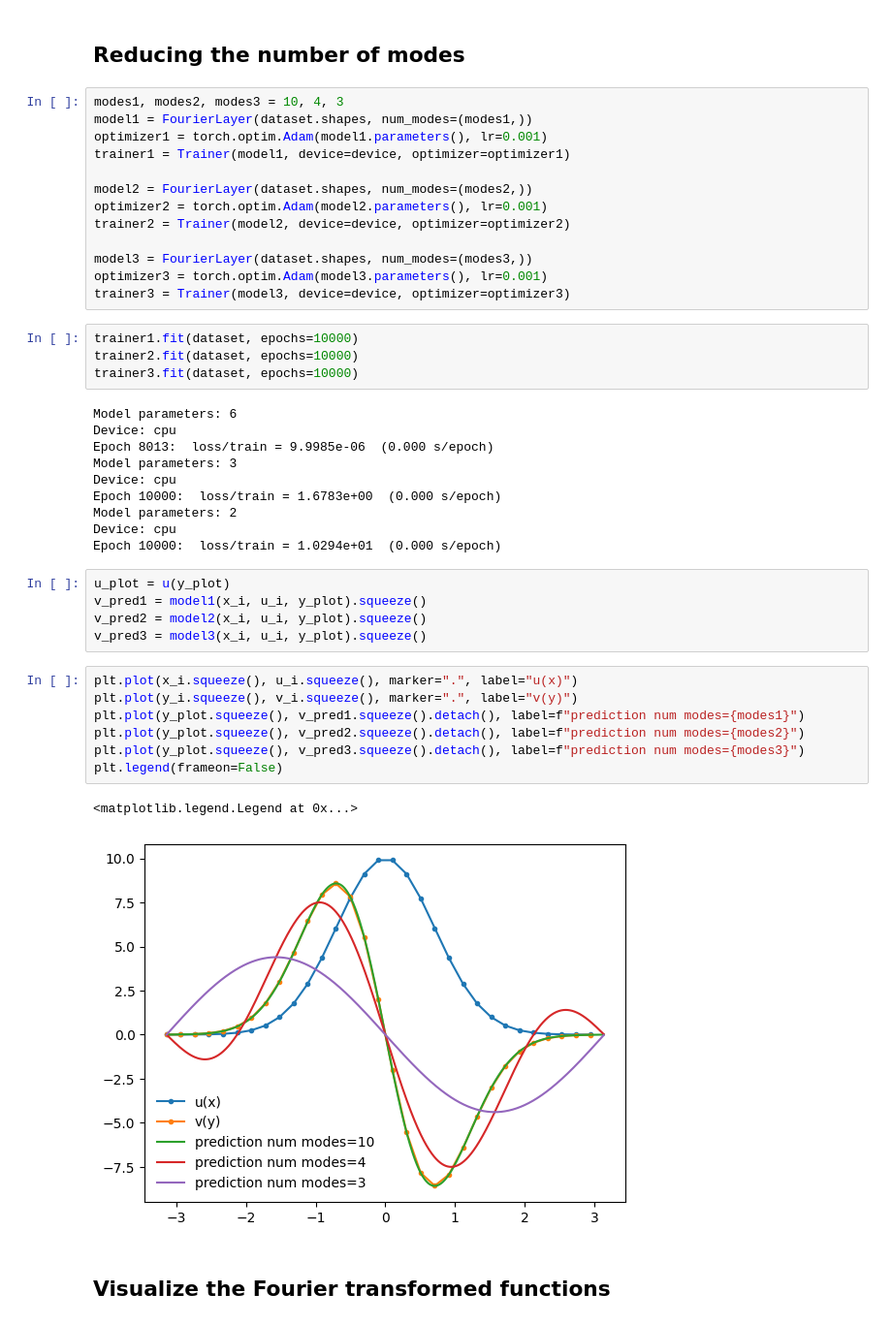
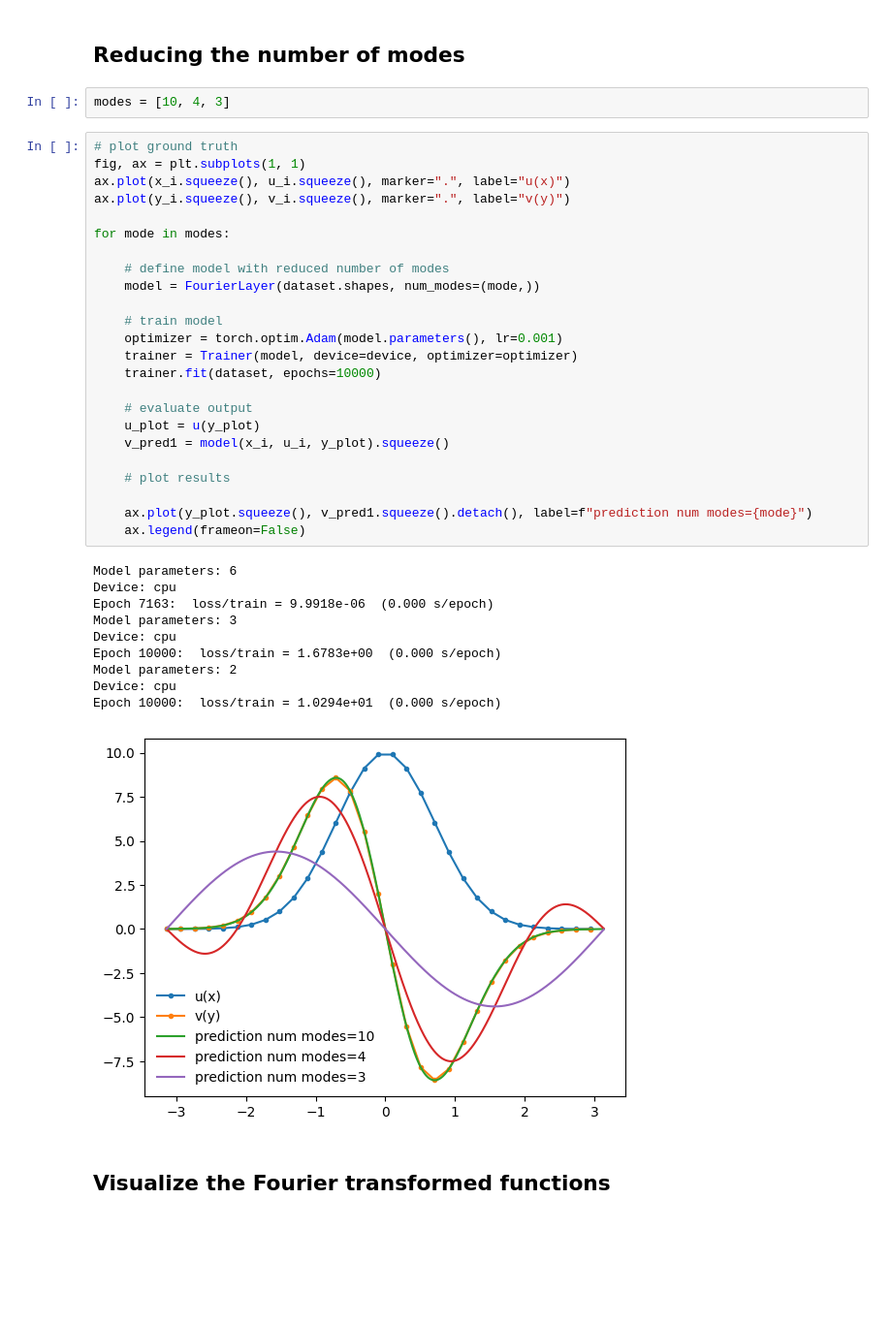
Before and after one commit to aai-institute/continuiti, a Jupyter notebook: examples/fourierneuraloperator.ipynb, the cells around one changed output. Shown at 97% size. Cells and saved outputs as stored; diff of their text form; blank space fills up the shorter version.

Commit message:
Clean up jupyter notebook for fourierlayer

```diff
--- a/examples/fourierneuraloperator.ipynb
+++ b/examples/fourierneuraloperator.ipynb
@@ -116,47 +116,42 @@ plt.legend(frameon=False)
 # %% [markdown]
 ## Reducing the number of modes
-# %%
-modes1, modes2, modes3 = 10, 4, 3
-model1 = FourierLayer(dataset.shapes, num_modes=(modes1,))
-optimizer1 = torch.optim.Adam(model1.parameters(), lr=0.001)
-trainer1 = Trainer(model1, device=device, optimizer=optimizer1)
-
-model2 = FourierLayer(dataset.shapes, num_modes=(modes2,))
-optimizer2 = torch.optim.Adam(model2.parameters(), lr=0.001)
-trainer2 = Trainer(model2, device=device, optimizer=optimizer2)
-
-model3 = FourierLayer(dataset.shapes, num_modes=(modes3,))
-optimizer3 = torch.optim.Adam(model3.parameters(), lr=0.001)
-trainer3 = Trainer(model3, device=device, optimizer=optimizer3)
-# %%
-trainer1.fit(dataset, epochs=10000)
-trainer2.fit(dataset, epochs=10000)
-trainer3.fit(dataset, epochs=10000)
-# %% [output]
-Model parameters: 6
-Device: cpu
-Epoch 8013:  loss/train = 9.9985e-06  (0.000 s/epoch)
-Model parameters: 3
-Device: cpu
-Epoch 10000:  loss/train = 1.6783e+00  (0.000 s/epoch)
-Model parameters: 2
-Device: cpu
-Epoch 10000:  loss/train = 1.0294e+01  (0.000 s/epoch)
-# %%
-u_plot = u(y_plot)
-v_pred1 = model1(x_i, u_i, y_plot).squeeze()
-v_pred2 = model2(x_i, u_i, y_plot).squeeze()
-v_pred3 = model3(x_i, u_i, y_plot).squeeze()
-# %%
-plt.plot(x_i.squeeze(), u_i.squeeze(), marker=".", label="u(x)")
-plt.plot(y_i.squeeze(), v_i.squeeze(), marker=".", label="v(y)")
-plt.plot(y_plot.squeeze(), v_pred1.squeeze().detach(), label=f"prediction num modes={modes1}")
-plt.plot(y_plot.squeeze(), v_pred2.squeeze().detach(), label=f"prediction num modes={modes2}")
-plt.plot(y_plot.squeeze(), v_pred3.squeeze().detach(), label=f"prediction num modes={modes3}")
-plt.legend(frameon=False)
-# %% [output]
-<matplotlib.legend.Legend at 0x...>
-[figure, removed]
+# %%
+modes = [10, 4, 3]
+# %%
+# plot ground truth
+fig, ax = plt.subplots(1, 1)
+ax.plot(x_i.squeeze(), u_i.squeeze(), marker=".", label="u(x)")
+ax.plot(y_i.squeeze(), v_i.squeeze(), marker=".", label="v(y)")
+
+for mode in modes:
+
+    # define model with reduced number of modes
+    model = FourierLayer(dataset.shapes, num_modes=(mode,))
+
+    # train model
+    optimizer = torch.optim.Adam(model.parameters(), lr=0.001)
+    trainer = Trainer(model, device=device, optimizer=optimizer)
+    trainer.fit(dataset, epochs=10000)
+
+    # evaluate output
+    u_plot = u(y_plot)
+    v_pred1 = model(x_i, u_i, y_plot).squeeze()
+
+    # plot results
+
+    ax.plot(y_plot.squeeze(), v_pred1.squeeze().detach(), label=f"prediction num modes={mode}")
+    ax.legend(frameon=False)
+# %% [output]
+Model parameters: 6
+Device: cpu
+Epoch 7163:  loss/train = 9.9918e-06  (0.000 s/epoch)
+Model parameters: 3
+Device: cpu
+Epoch 10000:  loss/train = 1.6783e+00  (0.000 s/epoch)
+Model parameters: 2
+Device: cpu
+Epoch 10000:  loss/train = 1.0294e+01  (0.000 s/epoch)
+[figure, added]
 # %% [markdown]
 ## Visualize the Fourier transformed functions
 # %%
```
Also changed, not shown: parts of 26 cells of this notebook.
